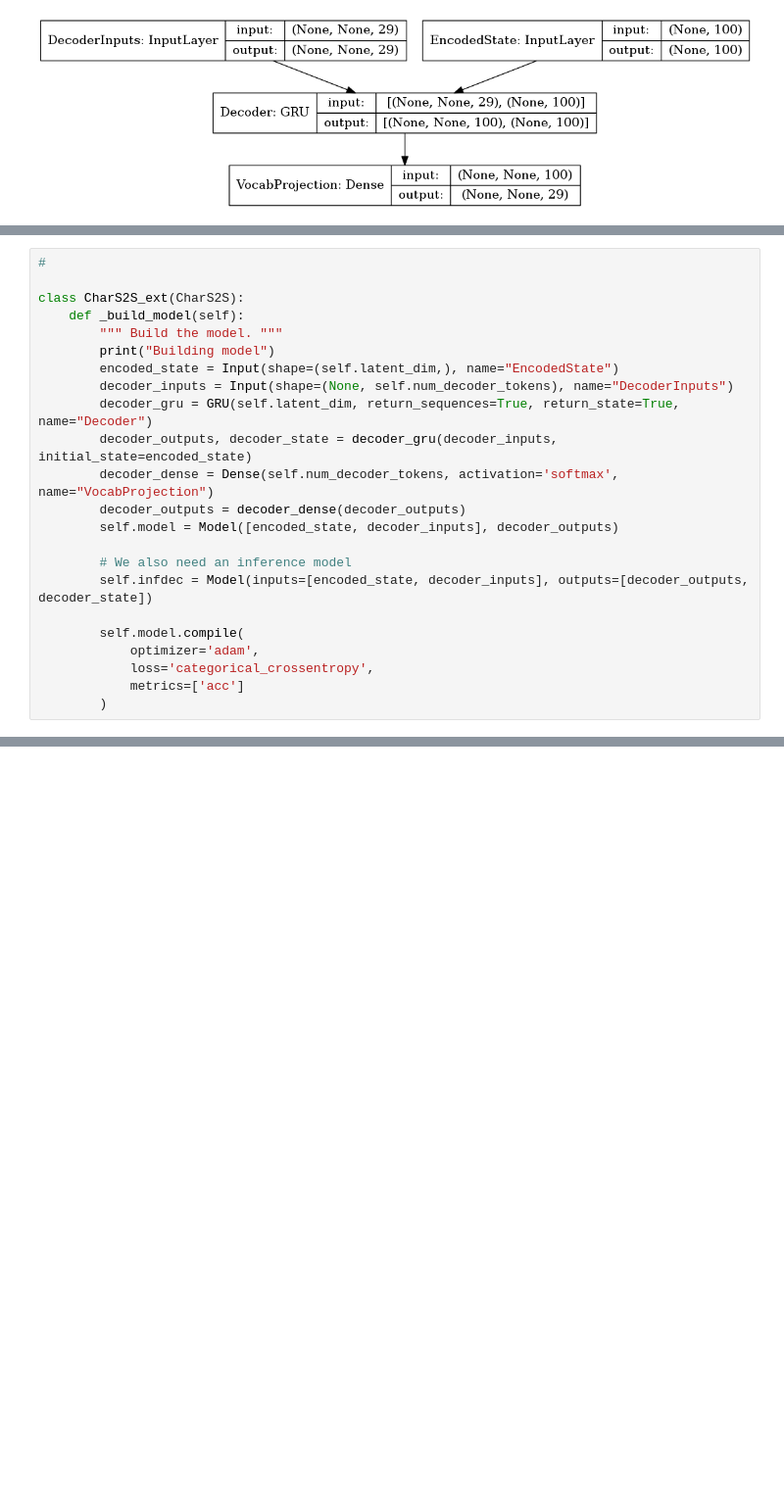
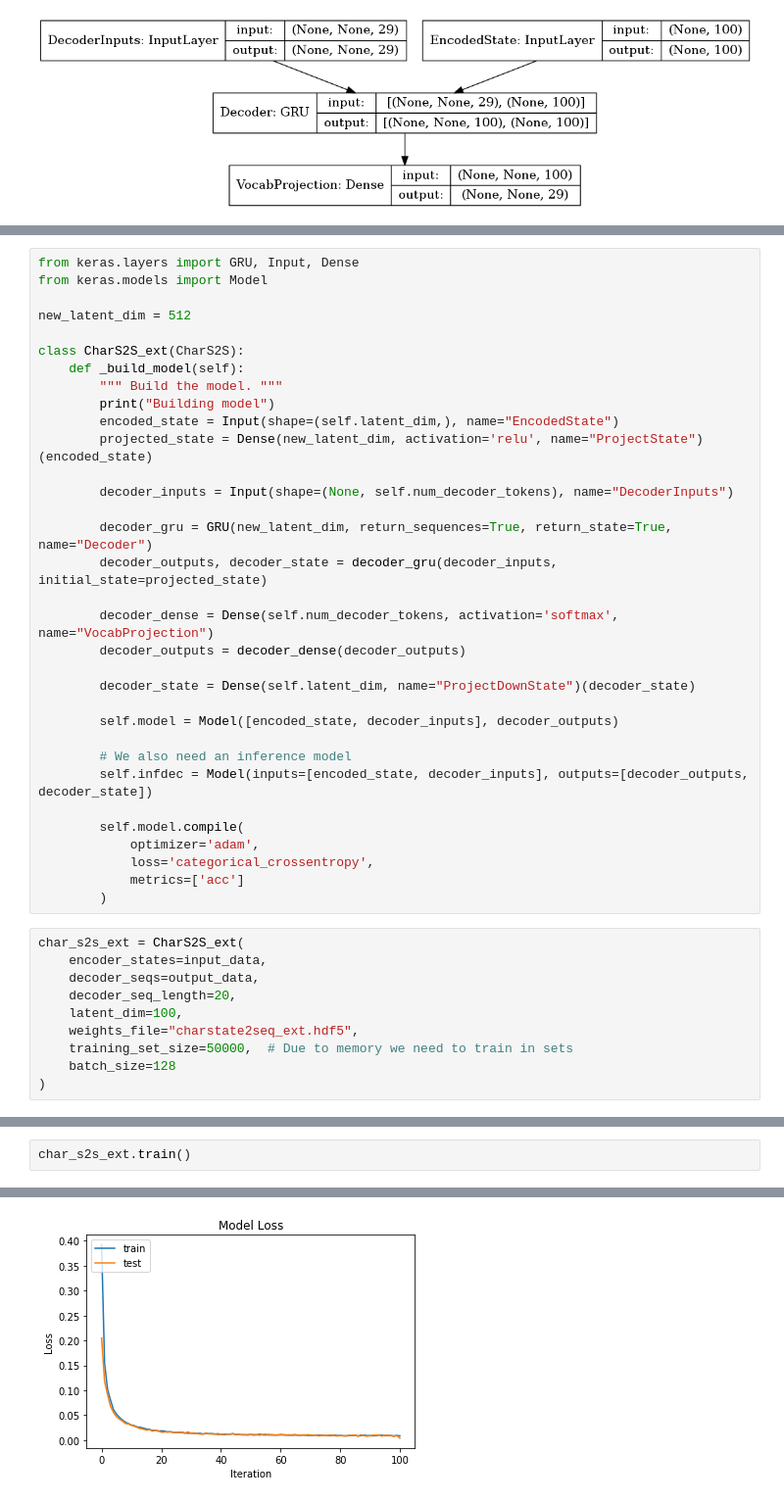
Before and after one commit to benhoyle/benhoyle.github.io-src, a Jupyter notebook: content/notebooks/title_generation/Predicting Word Embeddings from Characters.ipynb, the cells around one changed output, grey strips where cells are left out. Shown at 98% size. Saved outputs shown, nothing was run; the diff lists cells and outputs as text; blank space fills up the shorter version.

Commit message:
Char from embedding

```diff
--- a/content/notebooks/title_generation/Predicting Word Embeddings from Characters.ipynb
+++ b/content/notebooks/title_generation/Predicting Word Embeddings from Characters.ipynb
@@ -412,16 +430,26 @@ Ideas for improving performan
 # %%
-#
+from keras.layers import GRU, Input, Dense
+from keras.models import Model
+
+new_latent_dim = 512
 
 class CharS2S_ext(CharS2S):
     def _build_model(self):
         """ Build the model. """
         print("Building model")
         encoded_state = Input(shape=(self.latent_dim,), name="EncodedState")
+        projected_state = Dense(new_latent_dim, activation='relu', name="ProjectState")(encoded_state)
+
         decoder_inputs = Input(shape=(None, self.num_decoder_tokens), name="DecoderInputs")
-        decoder_gru = GRU(self.latent_dim, return_sequences=True, return_state=True, name="Decoder")
-        decoder_outputs, decoder_state = decoder_gru(decoder_inputs, initial_state=encoded_state)
+
+        decoder_gru = GRU(new_latent_dim, return_sequences=True, return_state=True, name="Decoder")
+        decoder_outputs, decoder_state = decoder_gru(decoder_inputs, initial_state=projected_state)
+
         decoder_dense = Dense(self.num_decoder_tokens, activation='softmax', name="VocabProjection")
         decoder_outputs = decoder_dense(decoder_outputs)
+
+        decoder_state = Dense(self.latent_dim, name="ProjectDownState")(decoder_state)
+
         self.model = Model([encoded_state, decoder_inputs], decoder_outputs)
 
         # We also need an inference model
@@ -432,3 +460,13 @@ class CharS2S_ext(CharS2S):
             loss='categorical_crossentropy',
             metrics=['acc']
         )
+# %%
+char_s2s_ext = CharS2S_ext(
+    encoder_states=input_data,
+    decoder_seqs=output_data,
+    decoder_seq_length=20,
+    latent_dim=100,
+    weights_file="charstate2seq_ext.hdf5",
+    training_set_size=50000,  # Due to memory we need to train in sets
+    batch_size=128
+)
@@ -434,0 +477,3 @@ class CharS2S_ext(CharS2S):
+# %%
+char_s2s_ext.train()
+# %% [output]
@@ -434,0 +497 @@ class CharS2S_ext(CharS2S):
+[figure, added]
```
Also changed, not shown: parts of 35 cells of this notebook, 2 other files.
